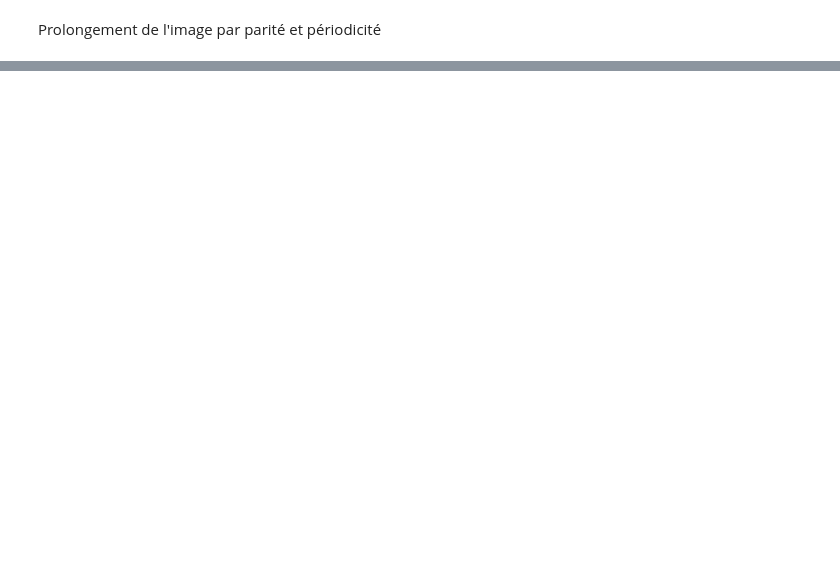
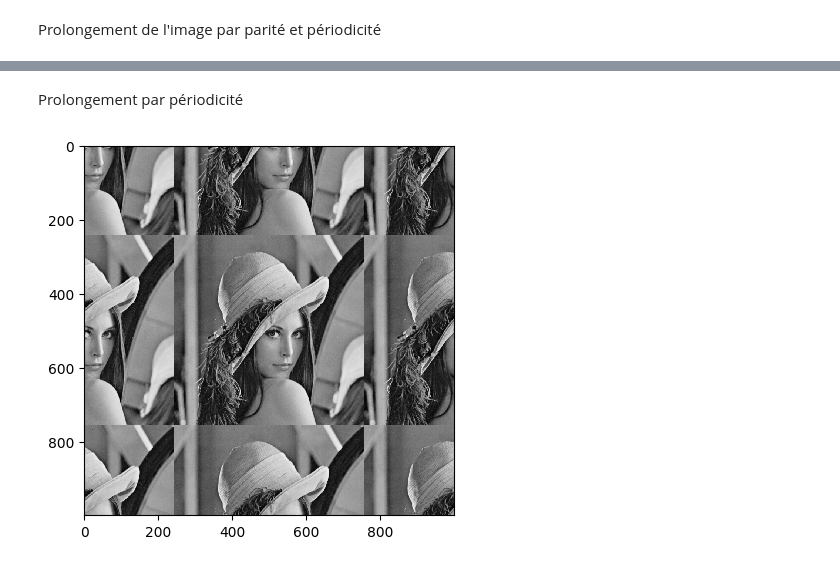
Before and after one commit to Coartix/ImageCompressing, a Jupyter notebook: TP1.ipynb, the cells around one changed output, grey strips where cells are left out. Drawn from its saved outputs; the diff is of its cells as text; code cells hidden in the pictures; blank space fills up the shorter version.

```diff
--- a/TP1.ipynb
+++ b/TP1.ipynb
@@ -86,0 +76,16 @@ ValueError: could not broadcast input array from shape (512,512) into shape (244
+# %% [markdown]
+Prolongement par périodicité
+# %%
+def sur_echantillonnage_centre_periodicite(img, x, y):
+    """
+        Avec numpy.pad prolonge l'image en faisant de la périodicité
+    """
+    img_echantillon = np.pad(img,
+                                ((y//2-img.shape[0]//2, y//2-img.shape[0]//2),
+                                    (x//2-img.shape[1]//2, x//2-img.shape[1]//2)),
+                                'wrap')
+    return img_echantillon
+
+display_image(sur_echantillonnage_centre_periodicite(img, echantillonement[0], echantillonement[1]))
+# %% [output]
+[figure, added]
```
Also changed, not shown: parts of 4 cells of this notebook, 5 other files.
